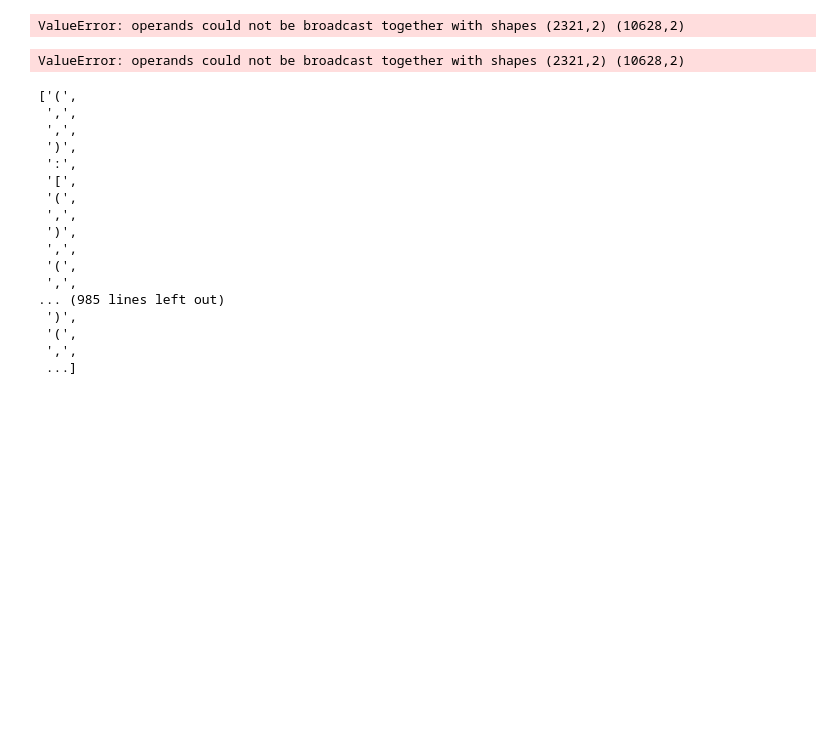
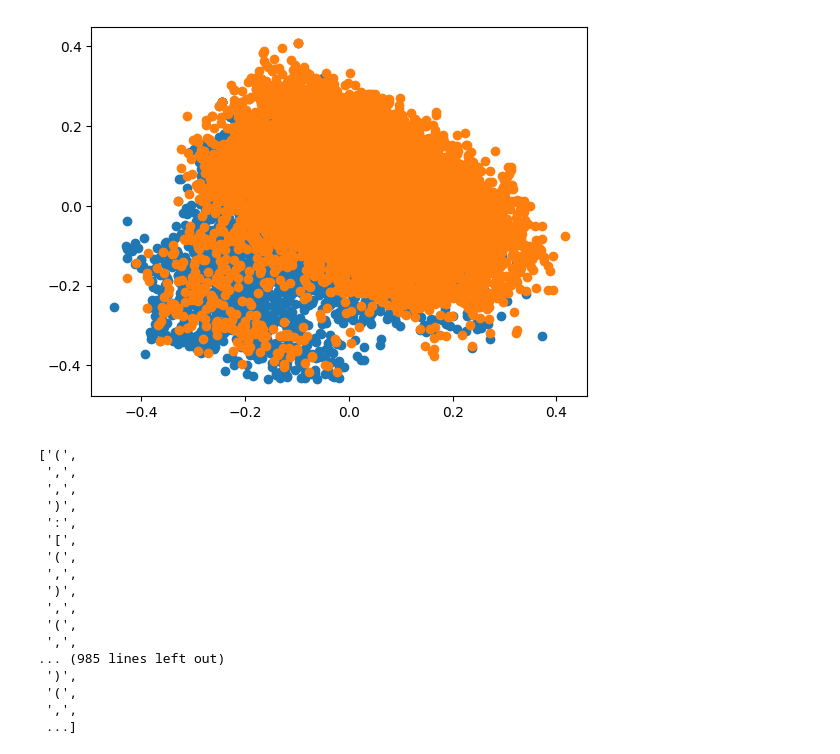
Before and after one commit to purplepeache/SemEval-2026-Task13, a Jupyter notebook: play.ipynb, the cells around one changed output. Cells and saved outputs as stored; diff of their text form; code cells hidden in the pictures; blank space fills up the shorter version.

```diff
--- a/play.ipynb
+++ b/play.ipynb
@@ -165,6 +173,5 @@ BASE_FEATURE_LIST = ["Text", "Comment"]
 # %%
-from sentence_transformers import SentenceTransformer
-
-text_embedder = SentenceTransformer("google/embeddinggemma-300m", device="mps")
+# Load text embedder
+text_embedder = SentenceTransformer("google/embeddinggemma-300m", device="cuda")
 # %%
 # Feature from comments
@@ -195,0 +203,18 @@ RuntimeError: MPS backend out of memory (MPS allocated: 5.18 GiB, other allocati
+# %%
+# Extract comment embeddings
+def extract_embeddings(texts, batch_size=256):
+    embs = []
+    for batch in tqdm(batchify_list(texts, batch_size), total=len(texts) // batch_size):
+        embs.extend(text_embedder.encode(batch).tolist())
+    return np.array(embs)
+
+# Training comments embeddings
+comments_tr_human_embs = extract_embeddings(comments_tr_human)
+comments_tr_machine_embs = extract_embeddings(comments_tr_machine)
+
+# Validation comments embeddings
+comments_ev_human_embs = extract_embeddings(comments_ev_human)
+comments_ev_machine_embs = extract_embeddings(comments_ev_machine)
+
+print(comments_tr_human_embs.shape, comments_tr_machine_embs.shape)
+print(comments_ev_human_embs.shape, comments_ev_machine_embs.shape)
@@ -195,0 +224,11 @@ RuntimeError: MPS backend out of memory (MPS allocated: 5.18 GiB, other allocati
+# %%
+# Training comments embeddings unflattened
+comments_tr_human_embs = extract_embeddings(comments_tr_human)
+comments_tr_machine_embs = extract_embeddings(comments_tr_machine)
+
+# Validation comments embeddings unflattened
+comments_ev_human_embs = extract_embeddings(comments_ev_human)
+comments_ev_machine_embs = extract_embeddings(comments_ev_machine)
+
+print(comments_tr_human_embs.shape, comments_tr_machine_embs.shape)
+print(comments_ev_human_embs.shape, comments_ev_machine_embs.shape)
@@ -196,23 +381,17 @@ RuntimeError: MPS backend out of memory (MPS allocated: 5.18 GiB, other allocati
 # %%
-from sklearn.decomposition import PCA
-import matplotlib.pyplot as plt
-import seaborn as sns
+
 
 pca = PCA(n_components=2)
-pca.fit(comments_tr_human_embs + comments_tr_machine_embs)
+pca.fit(np.concatenate([comments_tr_human_embs, comments_tr_machine_embs], axis=0))
 
 comments_tr_human_embs_pcs = pca.transform(comments_tr_human_embs)
 comments_tr_machine_embs_pcs = pca.transform(comments_tr_machine_embs)
 
 plt.scatter(comments_tr_human_embs_pcs[:, 0], comments_tr_human_embs_pcs[:, 1])
 plt.scatter(comments_tr_machine_embs_pcs[:, 0], comments_tr_machine_embs_pcs[:, 1])
 plt.show()
 # %% [output]
-ValueError: operands could not be broadcast together with shapes (2321,2) (10628,2)
+[figure, added]
-# %%
-comments_tr_human_embs + comments_tr_machine_embs
-# %% [output]
-ValueError: operands could not be broadcast together with shapes (2321,2) (10628,2)
 # %%
 flatten_list([[t for t, b in tbs if b == "Punctuation"] for tbs in tqdm(D_machine_tr["text_base"])])
 # %% [output]
```
Also changed, not shown: parts of 29 cells of this notebook, 9 other files.
